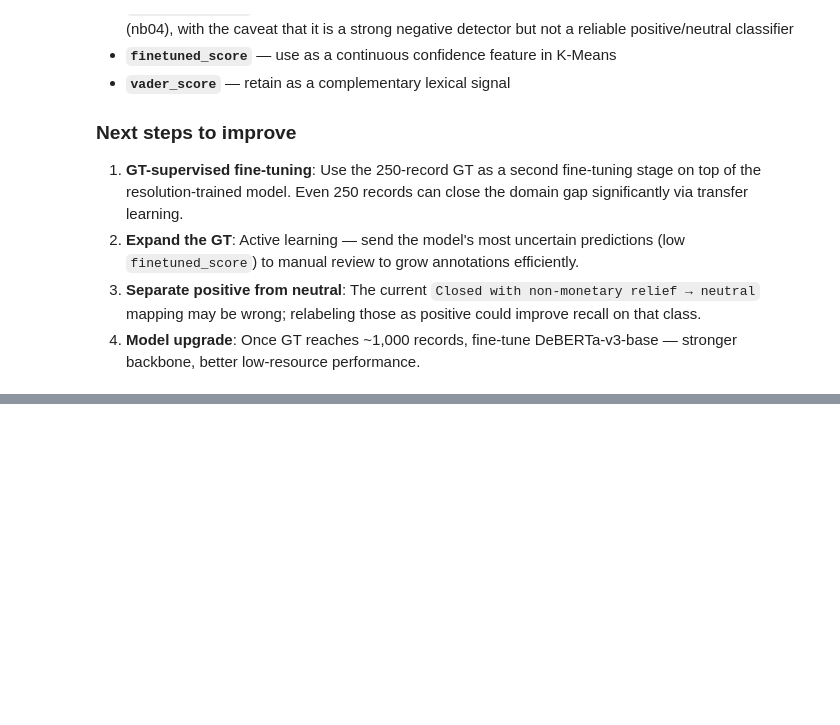
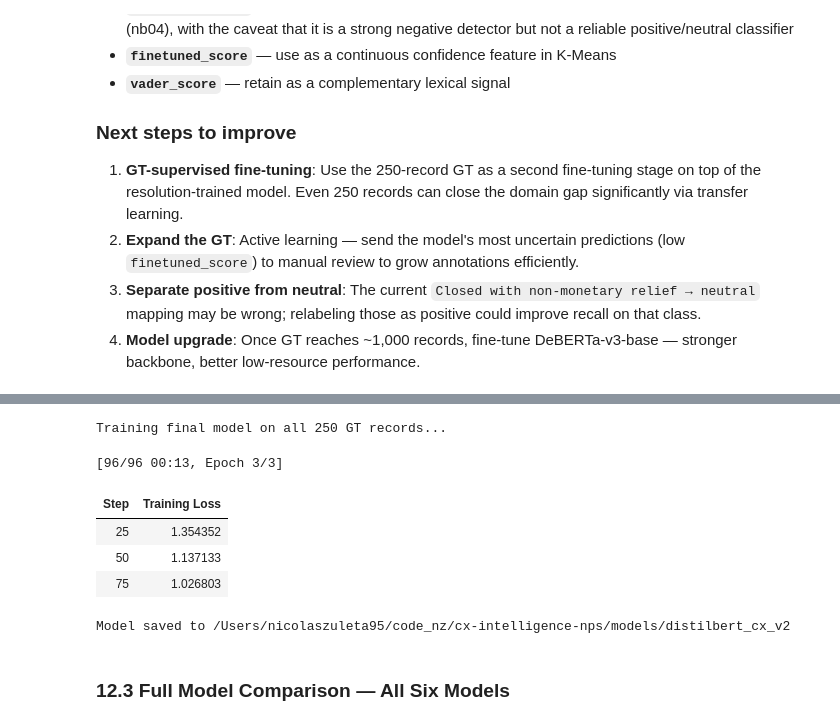
Before and after one commit to nicolaszuleta95/cx-intelligence-nps, a Jupyter notebook: notebooks/02_sentiment_pipeline.ipynb, the cells around one changed output, grey strips where cells are left out. Saved outputs shown, nothing was run; the diff lists cells and outputs as text; code cells hidden in the pictures; blank space fills up the shorter version.

```diff
--- a/notebooks/02_sentiment_pipeline.ipynb
+++ b/notebooks/02_sentiment_pipeline.ipynb
@@ -839,0 +1064,44 @@ The model trained on a proxy label (`company_response_to_consumer`) that correla
+# %%
+
+# Final training on all 250 GT records — save as distilbert_cx_v2
+# Skips automatically if the model already exists.
+
+if GT_FINETUNE_MODEL_PATH.exists():
+    print(f"V2 model already exists at {GT_FINETUNE_MODEL_PATH}")
+    print("Skipping. Delete the directory to re-train.")
+else:
+    print(f"Training final model on all {len(texts_gt)} GT records...")
+    tokenizer_v2_final = AutoTokenizer.from_pretrained(str(FINETUNED_MODEL_PATH))
+    full_ds = GTComplaintDataset(texts_gt, true_labels, tokenizer_v2_final, gt_label2id)
+
+    model_v2_final = AutoModelForSequenceClassification.from_pretrained(str(FINETUNED_MODEL_PATH))
+
+    final_args = TrainingArguments(
+        output_dir=str(GT_FINETUNE_MODEL_PATH),
+        num_train_epochs=3,
+        per_device_train_batch_size=8,
+        warmup_steps=10,
+        weight_decay=0.01,
+        learning_rate=5e-6,
+        save_strategy="no",
+        report_to="none",
+        logging_steps=25,
+    )
+
+    trainer_final = Trainer(
+        model=model_v2_final,
+        args=final_args,
+        train_dataset=full_ds,
+    )
+    trainer_final.train()
+    trainer_final.save_model(str(GT_FINETUNE_MODEL_PATH))
+    tokenizer_v2_final.save_pretrained(str(GT_FINETUNE_MODEL_PATH))
+    print(f"\nModel saved to {GT_FINETUNE_MODEL_PATH}")
+# %% [output]
+Training final model on all 250 GT records...
+[96/96 00:13, Epoch 3/3]
+| Step | Training Loss |
+| 25 | 1.354352 |
+| 50 | 1.137133 |
+| 75 | 1.026803 |
+Model saved to /Users/nicolaszuleta95/code_nz/cx-intelligence-nps/models/distilbert_cx_v2
@@ -839,0 +1135,2 @@ The model trained on a proxy label (`company_response_to_consumer`) that correla
+# %% [markdown]
+### 12.3 Full Model Comparison — All Six Models
```
Also changed, not shown: parts of 15 cells of this notebook, 2 other files.
